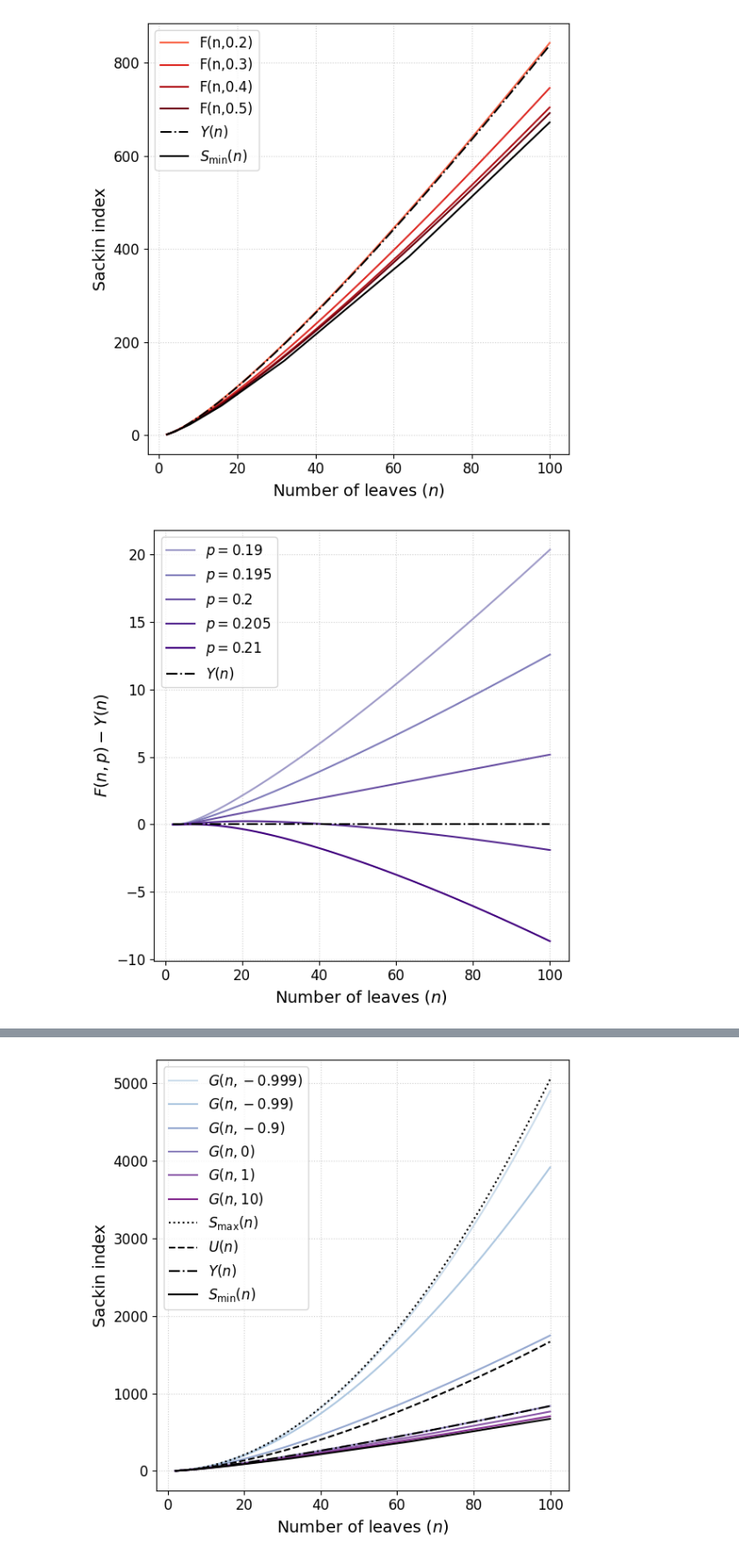
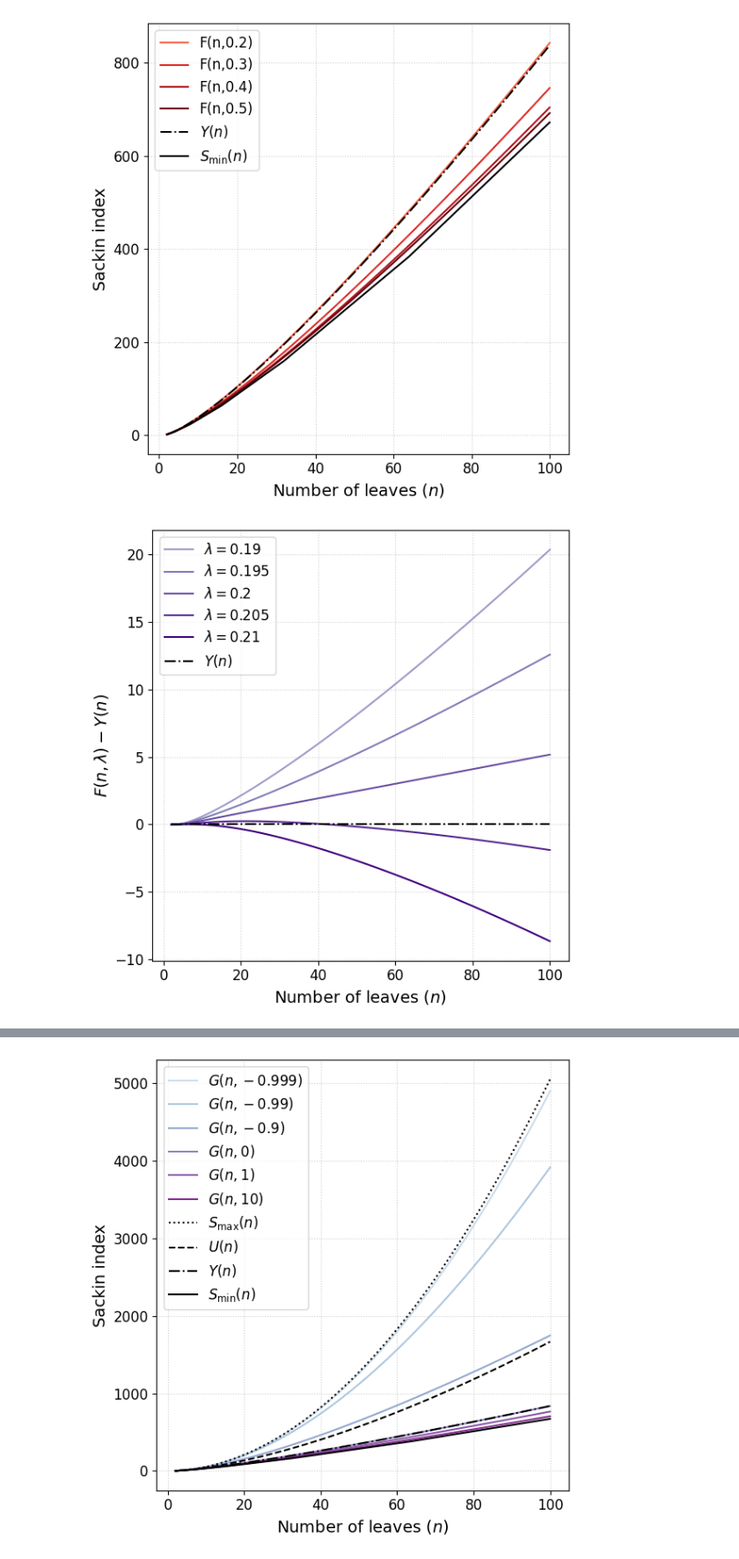
Before and after one commit to dbauman18/biased_speciation_calculation, a Jupyter notebook: biased_speciation.ipynb, the cells around one changed output, grey strips where cells are left out. Shown at 88% size. Cells and saved outputs as stored; diff of their text form; code cells hidden in the pictures.

Commit message:
fixed lambda names

```diff
--- a/biased_speciation.ipynb
+++ b/biased_speciation.ipynb
@@ -29,8 +29,8 @@ def sackin_uniform(n):
 # Calculating the mean of the Sackin index under the biased speciation model using high-precision arithmetic
 # Default precision: max(40, n/2) digits (we found it to be stable for n up to about 10000)
 
-# Returns the ej probabilities for constant p model as an array of length n-2
-def constant_p_ej_stable(n, p):
+# Returns the ej probabilities for constant lambda model as an array of length n-2
+def constant_lambda_ej_stable(n, p):
     mp.mp.dps = max(40, n // 2)  # set decimal places
     return [mp.mpf(mp.mpf(p)**j + (mp.mpf(1 - p))**j - 1) for j in range(2, n-1)]
 
@@ -65,9 +65,9 @@ def sackin_mean_sum_stable(n, ej):
         total += current
     return total
 
-# Constant p mean
+# constant lambda mean
 def sackin_mean_const_p(n, p):
-    return sackin_mean_sum_stable(n, constant_p_ej_stable(n, p))
+    return sackin_mean_sum_stable(n, constant_lambda_ej_stable(n, p))
 
 # Beta mean
 def sackin_mean_beta(n, a, b):
@@ -166,30 +166,30 @@ plt.show()
 # %%
 # Comparing the p=0.2 case to Yule
 plt.figure(figsize=(6, 6))
 s = [0.19, 0.195, 0.2, 0.205, 0.21]
 
 max_color = 1
 min_color = 0.5
 
 for si in s:
     diff = [sackin_mean_const_p(n, si) - sackin_yule(n) for n in N]
-    plt.plot(N, diff, label=f"$p={si}$", alpha=1, color=cm.Purples((max_color - min_color) / (s[-1] - s[0]) * (si - s[0]) + min_color))
+    plt.plot(N, diff, label=f"$\\lambda={si}$", alpha=1, color=cm.Purples((max_color - min_color) / (s[-1] - s[0]) * (si - s[0]) + min_color))
 
 plt.plot(N, [0] * len(N), color='black', linestyle='-.', label="$Y(n)$")
 plt.xlabel("Number of leaves ($n$)", fontsize=14)
-plt.ylabel("$F(n,p) - Y(n)$", fontsize=14)
+plt.ylabel("$F(n,\\lambda) - Y(n)$", fontsize=14)
 plt.xticks(fontsize=12)
 plt.yticks(fontsize=12)
 plt.legend(fontsize=12, loc="upper left")
 
 # Grid and layout
 plt.grid(True, linestyle=":", alpha=0.6)
 plt.tight_layout()
 
-plt.savefig("./plots/sackin_biased_speciation_constant_p_0.2_difference_yule.png", dpi=300)
+plt.savefig("./plots/sackin_biased_speciation_constant_lambda_0.2_difference_yule.png", dpi=300)
 plt.show()
 # %% [output]
-[figure, old version]
+[figure, new version]
 # %%
 # Do same for Uniform model
 plt.figure(figsize=(6, 6))
```
Also changed, not shown: parts of 7 cells of this notebook, 5 other files.
